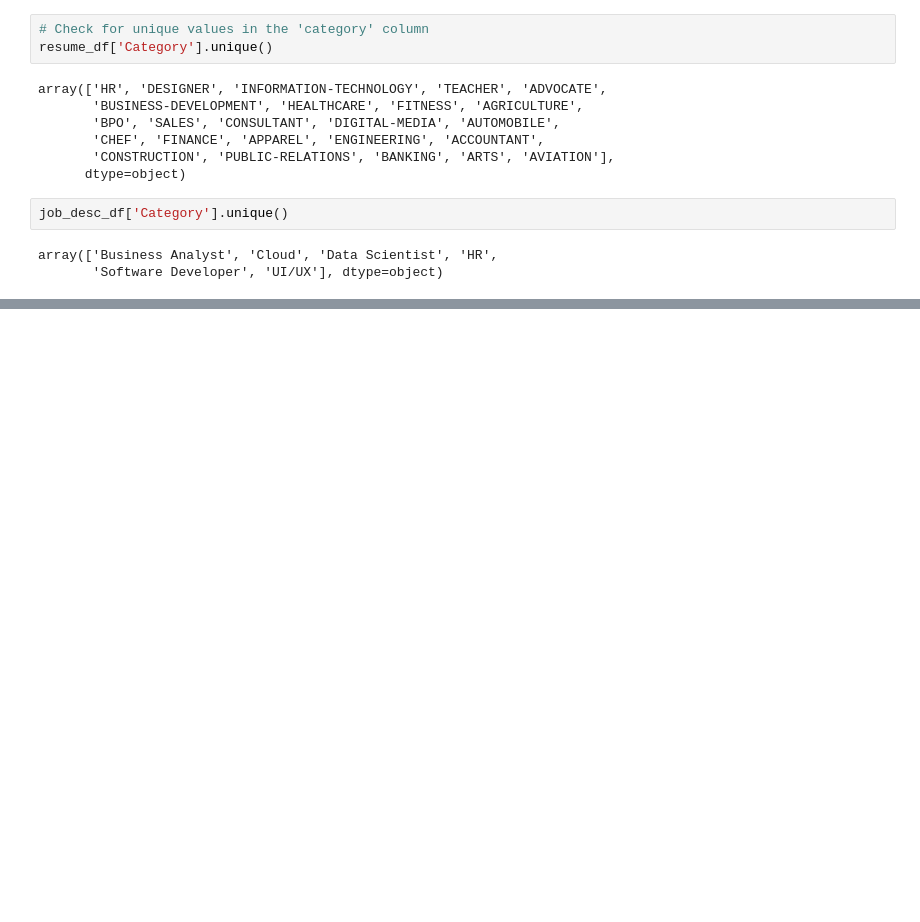
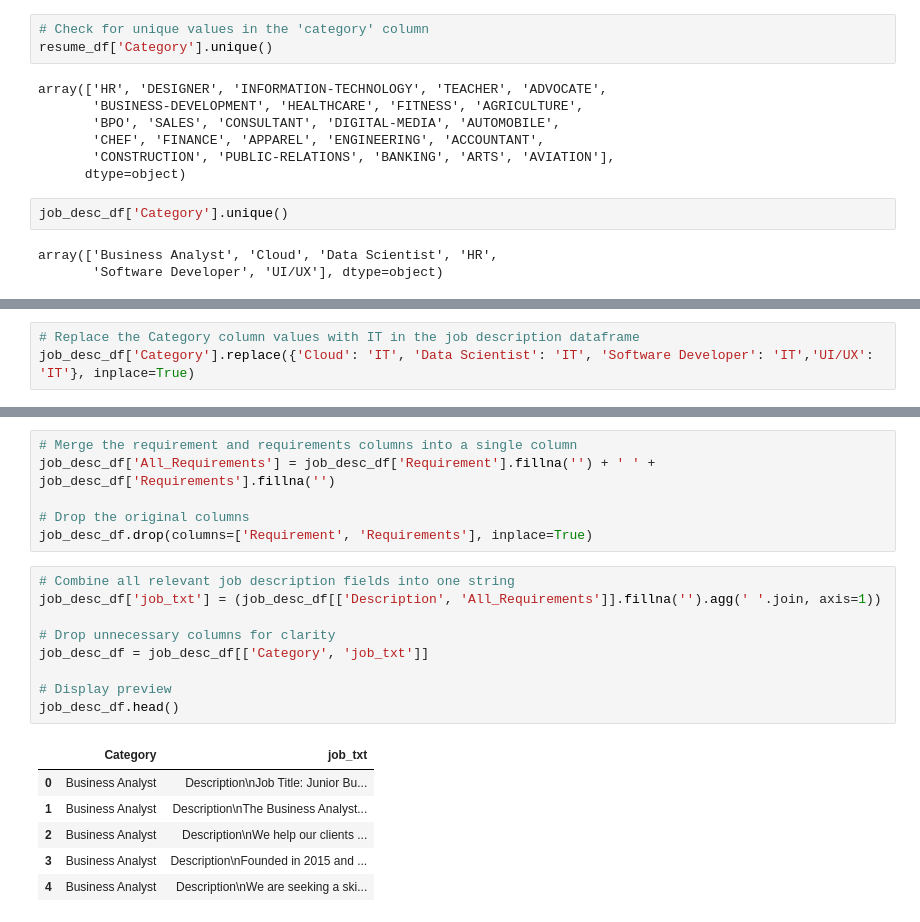
Before and after one commit to esther670/resume-screening-and-job-matching, a Jupyter notebook: data.ipynb, the cells around one changed output, grey strips where cells are left out. Saved outputs shown, nothing was run; the diff lists cells and outputs as text; blank space fills up the shorter version.

```diff
--- a/data.ipynb
+++ b/data.ipynb
@@ -45,0 +71,3 @@ array(['Business Analyst', 'Cloud', 'Data Scientist', 'HR',
+# %%
+# Replace the Category column values with IT in the job description dataframe
+job_desc_df['Category'].replace({'Cloud': 'IT', 'Data Scientist': 'IT', 'Software Developer': 'IT','UI/UX': 'IT'}, inplace=True)
@@ -45,0 +81,22 @@ array(['Business Analyst', 'Cloud', 'Data Scientist', 'HR',
+# %%
+# Merge the requirement and requirements columns into a single column
+job_desc_df['All_Requirements'] = job_desc_df['Requirement'].fillna('') + ' ' + job_desc_df['Requirements'].fillna('')
+
+# Drop the original columns
+job_desc_df.drop(columns=['Requirement', 'Requirements'], inplace=True)
+# %%
+# Combine all relevant job description fields into one string
+job_desc_df['job_txt'] = (job_desc_df[['Description', 'All_Requirements']].fillna('').agg(' '.join, axis=1))
+
+# Drop unnecessary columns for clarity
+job_desc_df = job_desc_df[['Category', 'job_txt']]
+
+# Display preview
+job_desc_df.head()
+# %% [output]
+|  | Category | job_txt |
+| 0 | Business Analyst | Description\nJob Title: Junior Bu... |
+| 1 | Business Analyst | Description\nThe Business Analyst... |
+| 2 | Business Analyst | Description\nWe help our clients ... |
+| 3 | Business Analyst | Description\nFounded in 2015 and ... |
+| 4 | Business Analyst | Description\nWe are seeking a ski... |
```
Also changed, not shown: parts of 8 cells of this notebook, 1 other file.
